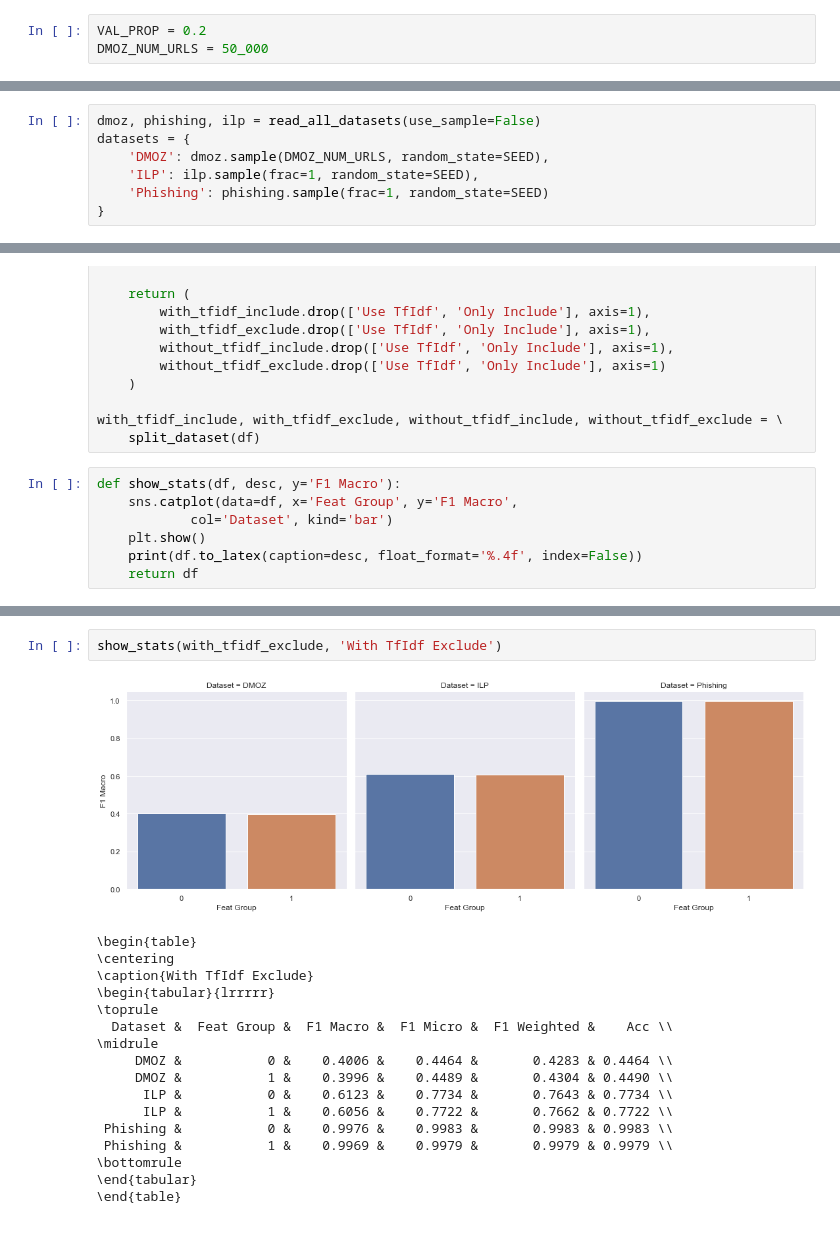
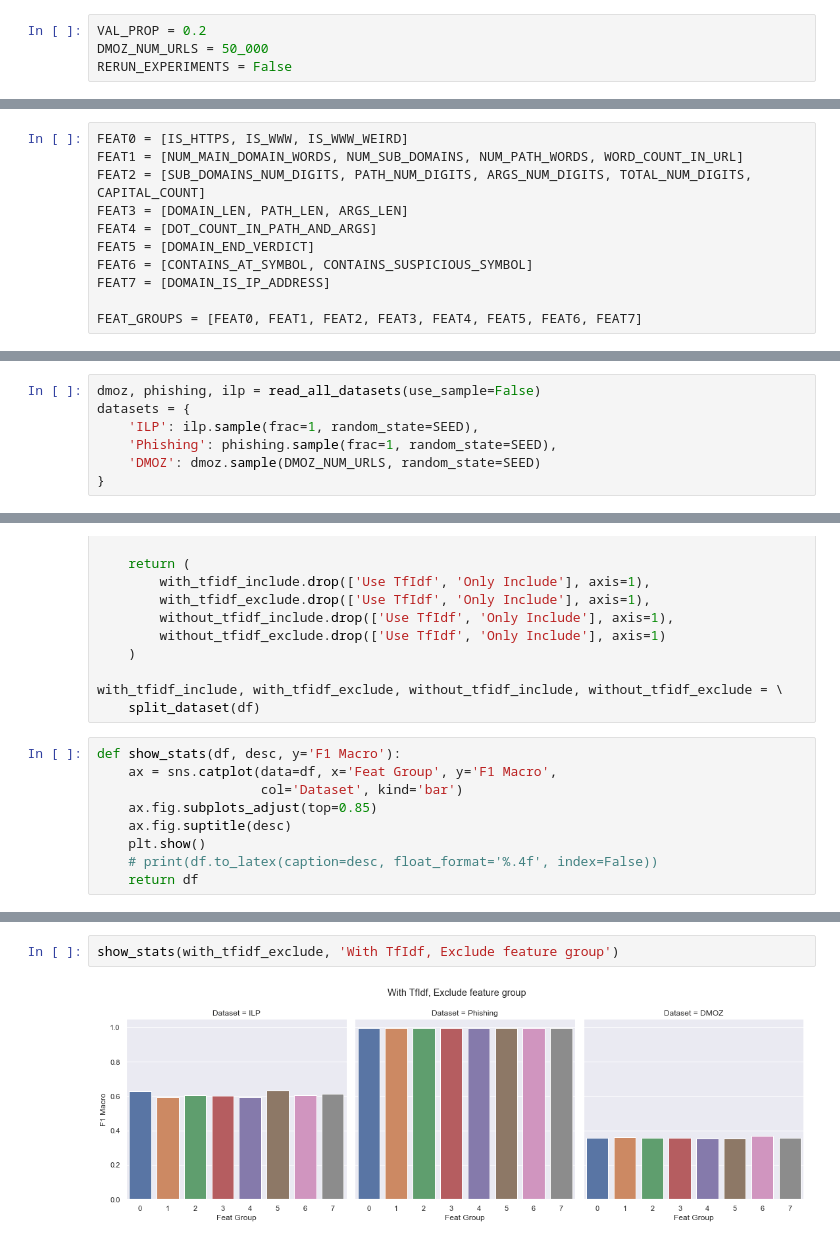
Before and after one commit to KanavSabharwal/Fast-Website-Classification-with-Robust-Phishing-Detection, a Jupyter notebook: src/run_feat_experiments.ipynb, the cells around one changed output, grey strips where cells are left out. Drawn from its saved outputs; the diff is of its cells as text.

Commit message:
Update feat experiments code and save pickled df

```diff
--- a/src/run_feat_experiments.ipynb
+++ b/src/run_feat_experiments.ipynb
@@ -64,5 +65,6 @@ np.random.seed(SEED)
 # %%
 VAL_PROP = 0.2
 DMOZ_NUM_URLS = 50_000
+RERUN_EXPERIMENTS = False
 # %% [markdown]
 ### These values should be changed to corresponding feature groups
@@ -76,3 +71,14 @@ FEAT_GROUPS = [FEAT0, FEAT1]
+# %%
+FEAT0 = [IS_HTTPS, IS_WWW, IS_WWW_WEIRD]
+FEAT1 = [NUM_MAIN_DOMAIN_WORDS, NUM_SUB_DOMAINS, NUM_PATH_WORDS, WORD_COUNT_IN_URL]
+FEAT2 = [SUB_DOMAINS_NUM_DIGITS, PATH_NUM_DIGITS, ARGS_NUM_DIGITS, TOTAL_NUM_DIGITS, CAPITAL_COUNT]
+FEAT3 = [DOMAIN_LEN, PATH_LEN, ARGS_LEN]
+FEAT4 = [DOT_COUNT_IN_PATH_AND_ARGS]
+FEAT5 = [DOMAIN_END_VERDICT]
+FEAT6 = [CONTAINS_AT_SYMBOL, CONTAINS_SUSPICIOUS_SYMBOL]
+FEAT7 = [DOMAIN_IS_IP_ADDRESS]
+
+FEAT_GROUPS = [FEAT0, FEAT1, FEAT2, FEAT3, FEAT4, FEAT5, FEAT6, FEAT7]
 # %% [markdown]
 ### From here on out, I think you can leave mostly everything untouched and then just run it
 # %%
@@ -80,9 +86,9 @@ FEAT_GROUPS = [sorted(feat_group) for feat_group in FEAT_GROUPS]
 # %%
 dmoz, phishing, ilp = read_all_datasets(use_sample=False)
 datasets = {
-    'DMOZ': dmoz.sample(DMOZ_NUM_URLS, random_state=SEED),
     'ILP': ilp.sample(frac=1, random_state=SEED),
-    'Phishing': phishing.sample(frac=1, random_state=SEED)
+    'Phishing': phishing.sample(frac=1, random_state=SEED),
+    'DMOZ': dmoz.sample(DMOZ_NUM_URLS, random_state=SEED)
 }
 # %%
 # A modification of our original function that supports arguments determining
@@ -306,9 +281,11 @@ with_tfidf_include, with_tfidf_exclude, without_tfidf_include, without_tfidf_exc
     split_dataset(df)
 # %%
 def show_stats(df, desc, y='F1 Macro'):
-    sns.catplot(data=df, x='Feat Group', y='F1 Macro',
-            col='Dataset', kind='bar')
+    ax = sns.catplot(data=df, x='Feat Group', y='F1 Macro',
+                     col='Dataset', kind='bar')
+    ax.fig.subplots_adjust(top=0.85)
+    ax.fig.suptitle(desc)
     plt.show()
-    print(df.to_latex(caption=desc, float_format='%.4f', index=False))
+    # print(df.to_latex(caption=desc, float_format='%.4f', index=False))
     return df
 # %%
@@ -341,21 +312,5 @@ show_stats(with_tfidf_include, 'With TfIdf Include')
 # %%
-show_stats(with_tfidf_exclude, 'With TfIdf Exclude')
+show_stats(with_tfidf_exclude, 'With TfIdf, Exclude feature group')
 # %% [output]
-[figure, old version]
+[figure, new version]
-\begin{table}
-\centering
-\caption{With TfIdf Exclude}
-\begin{tabular}{lrrrrr}
-\toprule
-  Dataset &  Feat Group &  F1 Macro &  F1 Micro &  F1 Weighted &    Acc \\
-\midrule
-     DMOZ &           0 &    0.4006 &    0.4464 &       0.4283 & 0.4464 \\
-     DMOZ &           1 &    0.3996 &    0.4489 &       0.4304 & 0.4490 \\
-      ILP &           0 &    0.6123 &    0.7734 &       0.7643 & 0.7734 \\
-      ILP &           1 &    0.6056 &    0.7722 &       0.7662 & 0.7722 \\
- Phishing &           0 &    0.9976 &    0.9983 &       0.9983 & 0.9983 \\
- Phishing &           1 &    0.9969 &    0.9979 &       0.9979 & 0.9979 \\
-\bottomrule
-\end{tabular}
-\end{table}
 |  | Dataset | Feat Group | F1 Macro | F1 Micro | F1 Weighted | Acc |
```
Also changed, not shown: parts of 8 cells of this notebook, 1 other file.
